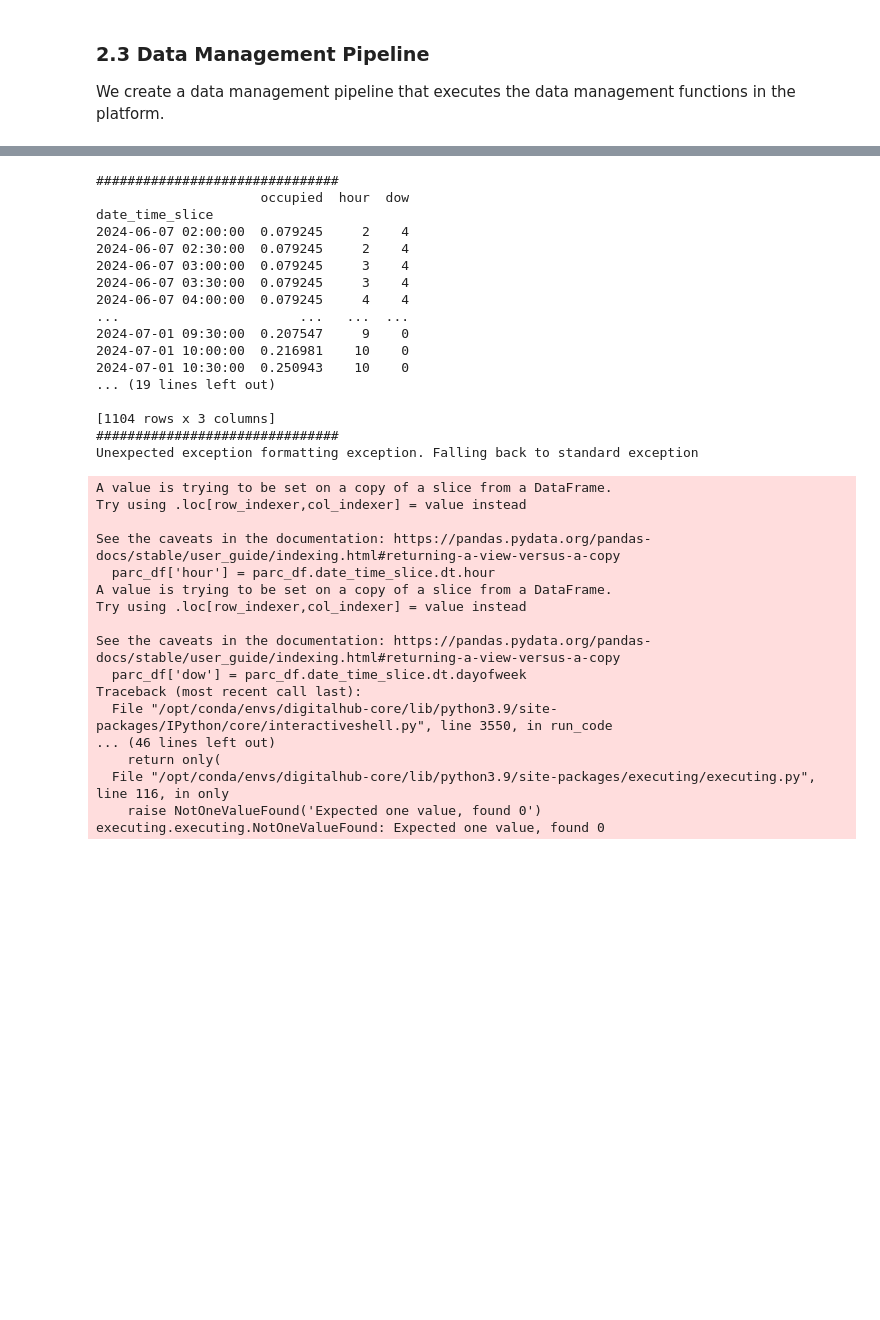
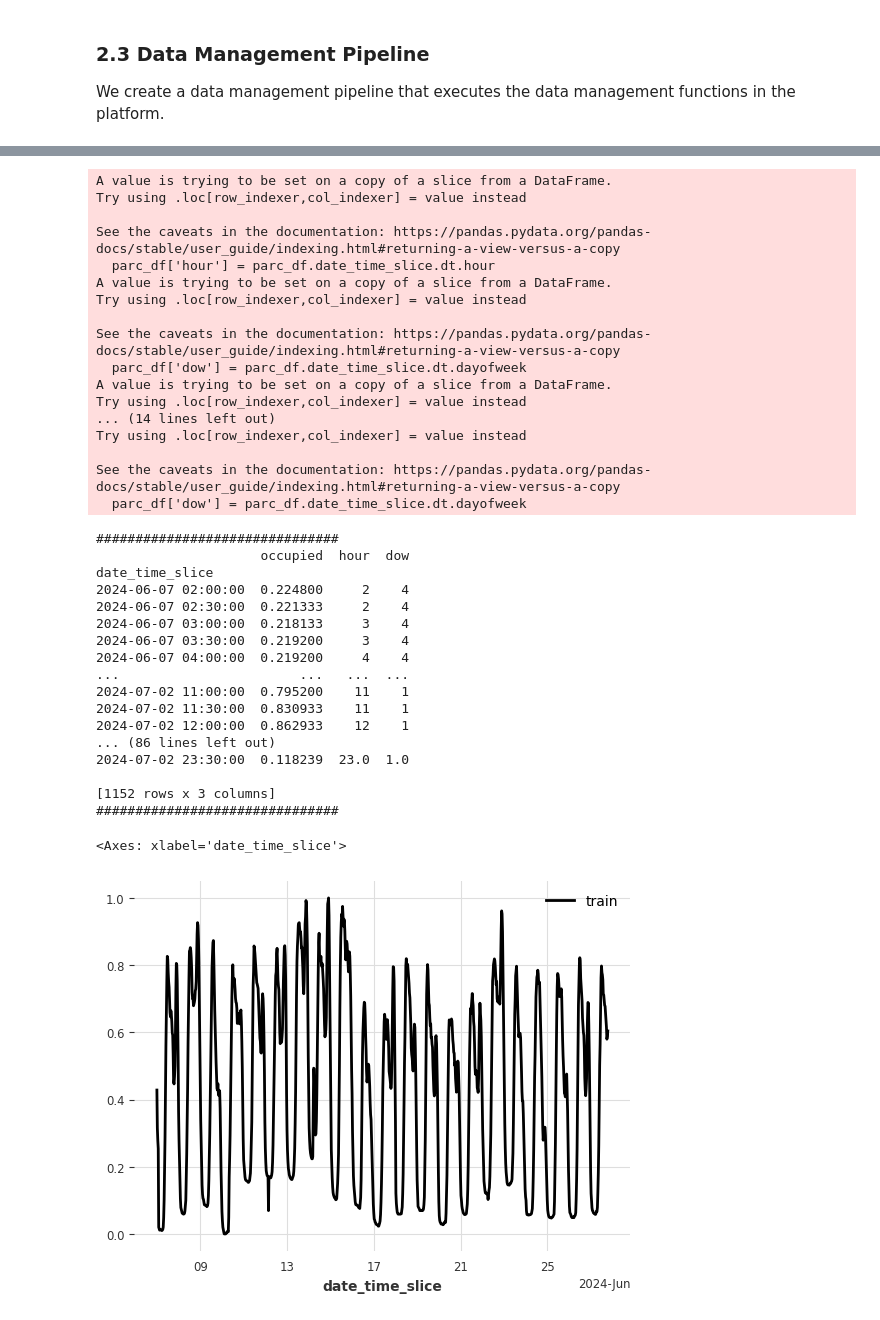
Before and after one commit to tn-aixpa/parkings-demo, a Jupyter notebook: parcheggi_base_plus_ml_dh_core.ipynb, the cells around one changed output, grey strips where cells are left out. Saved outputs shown, nothing was run; the diff lists cells and outputs as text; code cells hidden in the pictures; blank space fills up the shorter version.

```diff
--- a/parcheggi_base_plus_ml_dh_core.ipynb
+++ b/parcheggi_base_plus_ml_dh_core.ipynb
@@ -388,68 +436,70 @@ def fill_missing(parc_df):
                         missing.append(ts)  # If values cannot be filled, add the timestamp to the missing list
     return missing
 
 
 def split_dataset(df_clean):
     parcheggi = df_clean['parcheggio'].unique()
     train_sets, val_sets = [], []
 
     for parcheggio in parcheggi:
         parc_df = df_clean[df_clean['parcheggio'] == parcheggio]
         parc_df['hour'] = parc_df.date_time_slice.dt.hour
         parc_df['dow'] = parc_df.date_time_slice.dt.dayofweek
         parc_df = parc_df.drop(columns=['parcheggio'])
         parc_df = parc_df.groupby('date_time_slice').agg({'occupied': 'mean', 'hour': 'first', 'dow': 'first'})
 
         print("###############################")
         print(parc_df)
         print("###############################")
         fill_missing(parc_df)
         print("after")
         print(parc_df)
         print("###############################")
         ts = TimeSeries.from_dataframe(parc_df,  value_cols='occupied', freq='30min')
-        #ts_scaled = Scaler().fit_transform(ts)
+        ts_scaled = Scaler().fit_transform(ts)
 
-        #split = int(len(ts_scaled) * (1 - split_ratio))
+        split = int(len(ts_scaled) * (1 - split_ratio))
 
-        #train, val = ts_scaled[:-split], ts_scaled[-split:]
-        #train_sets.append(train)
-        #val_sets.append(val)
+        train, val = ts_scaled[:-split], ts_scaled[-split:]
+        train_sets.append(train)
+        val_sets.append(val)
     return train_sets,val_sets
 train_sets, val_sets = split_dataset(df_clean)
-#train_sets[0].plot(label='train')
+train_sets[0].plot(label='train')
 # %% [output]
-###############################
-                     occupied  hour  dow
-date_time_slice
-2024-06-07 02:00:00  0.079245     2    4
-2024-06-07 02:30:00  0.079245     2    4
-2024-06-07 03:00:00  0.079245     3    4
-2024-06-07 03:30:00  0.079245     3    4
-2024-06-07 04:00:00  0.079245     4    4
-...                       ...   ...  ...
-2024-07-01 09:30:00  0.207547     9    0
-2024-07-01 10:00:00  0.216981    10    0
-2024-07-01 10:30:00  0.250943    10    0
-... (19 lines left out)
+A value is trying to be set on a copy of a slice from a DataFrame.
+Try using .loc[row_indexer,col_indexer] = value instead
 
-[1104 rows x 3 columns]
-###############################
-Unexpected exception formatting exception. Falling back to standard exception
+See the caveats in the documentation: https://pandas.pydata.org/pandas-docs/stable/user_guide/indexing.html#returning-a-view-versus-a-copy
+  parc_df['hour'] = parc_df.date_time_slice.dt.hour
+A value is trying to be set on a copy of a slice from a DataFrame.
+Try using .loc[row_indexer,col_indexer] = value instead
+
+See the caveats in the documentation: https://pandas.pydata.org/pandas-docs/stable/user_guide/indexing.html#returning-a-view-versus-a-copy
+  parc_df['dow'] = parc_df.date_time_slice.dt.dayofweek
+A value is trying to be set on a copy of a slice from a DataFrame.
+Try using .loc[row_indexer,col_indexer] = value instead
+... (14 lines left out)
+Try using .loc[row_indexer,col_indexer] = value instead
+
+See the caveats in the documentation: https://pandas.pydata.org/pandas-docs/stable/user_guide/indexing.html#returning-a-view-versus-a-copy
+  parc_df['dow'] = parc_df.date_time_slice.dt.dayofweek
-A value is trying to be set on a copy of a slice from a DataFrame.
-Try using .loc[row_indexer,col_indexer] = value instead
+###############################
+                     occupied  hour  dow
+date_time_slice
+2024-06-07 02:00:00  0.224800     2    4
+2024-06-07 02:30:00  0.221333     2    4
+2024-06-07 03:00:00  0.218133     3    4
+2024-06-07 03:30:00  0.219200     3    4
+2024-06-07 04:00:00  0.219200     4    4
+...                       ...   ...  ...
+2024-07-02 11:00:00  0.795200    11    1
+2024-07-02 11:30:00  0.830933    11    1
+2024-07-02 12:00:00  0.862933    12    1
+... (86 lines left out)
+2024-07-02 23:30:00  0.118239  23.0  1.0
 
-See the caveats in the documentation: https://pandas.pydata.org/pandas-docs/stable/user_guide/indexing.html#returning-a-view-versus-a-copy
-  parc_df['hour'] = parc_df.date_time_slice.dt.hour
-A value is trying to be set on a copy of a slice from a DataFrame.
-Try using .loc[row_indexer,col_indexer] = value instead
-
-See the caveats in the documentation: https://pandas.pydata.org/pandas-docs/stable/user_guide/indexing.html#returning-a-view-versus-a-copy
-  parc_df['dow'] = parc_df.date_time_slice.dt.dayofweek
-Traceback (most recent call last):
-  File "/opt/conda/envs/digitalhub-core/lib/python3.9/site-packages/IPython/core/interactiveshell.py", line 3550, in run_code
-... (46 lines left out)
-    return only(
-  File "/opt/conda/envs/digitalhub-core/lib/python3.9/site-packages/executing/executing.py", line 116, in only
-    raise NotOneValueFound('Expected one value, found 0')
-executing.executing.NotOneValueFound: Expected one value, found 0
+[1152 rows x 3 columns]
+###############################
+<Axes: xlabel='date_time_slice'>
+[figure, added]
```
Also changed, not shown: parts of 24 cells of this notebook.
